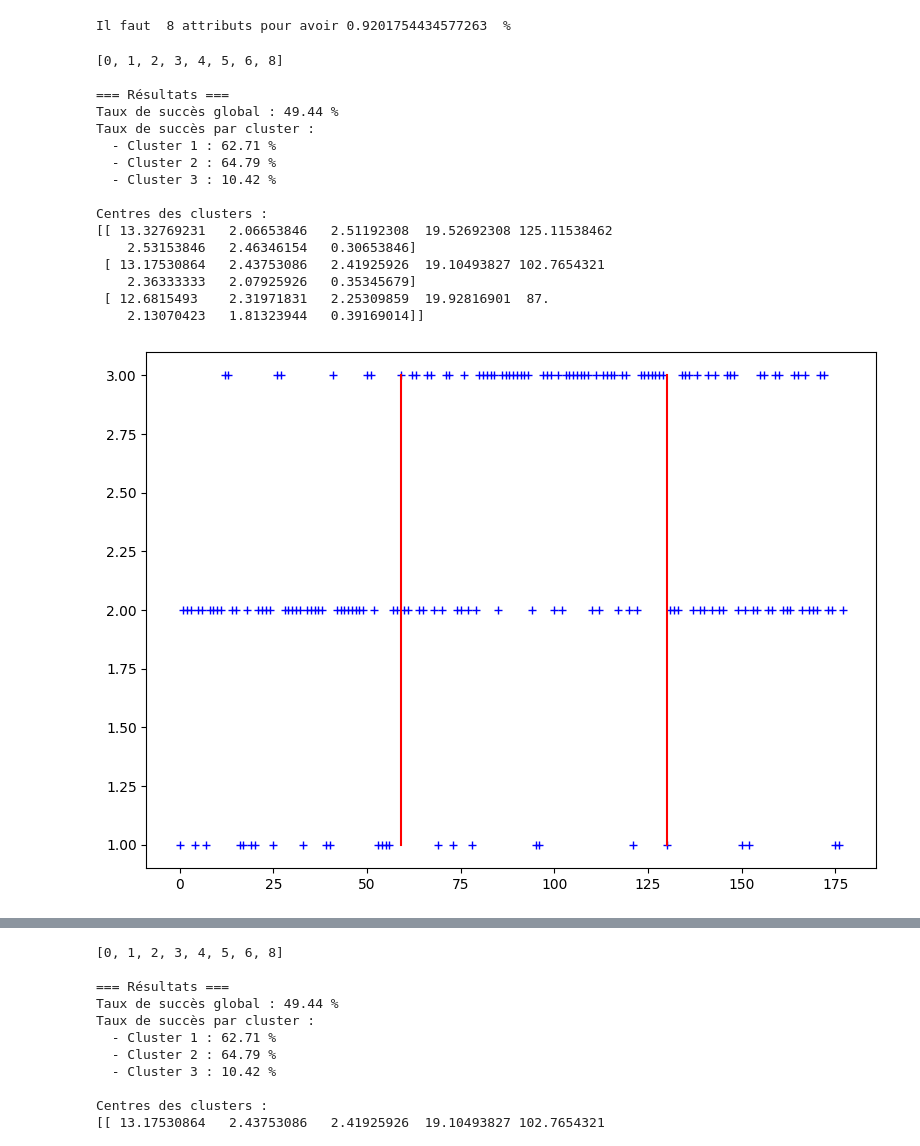
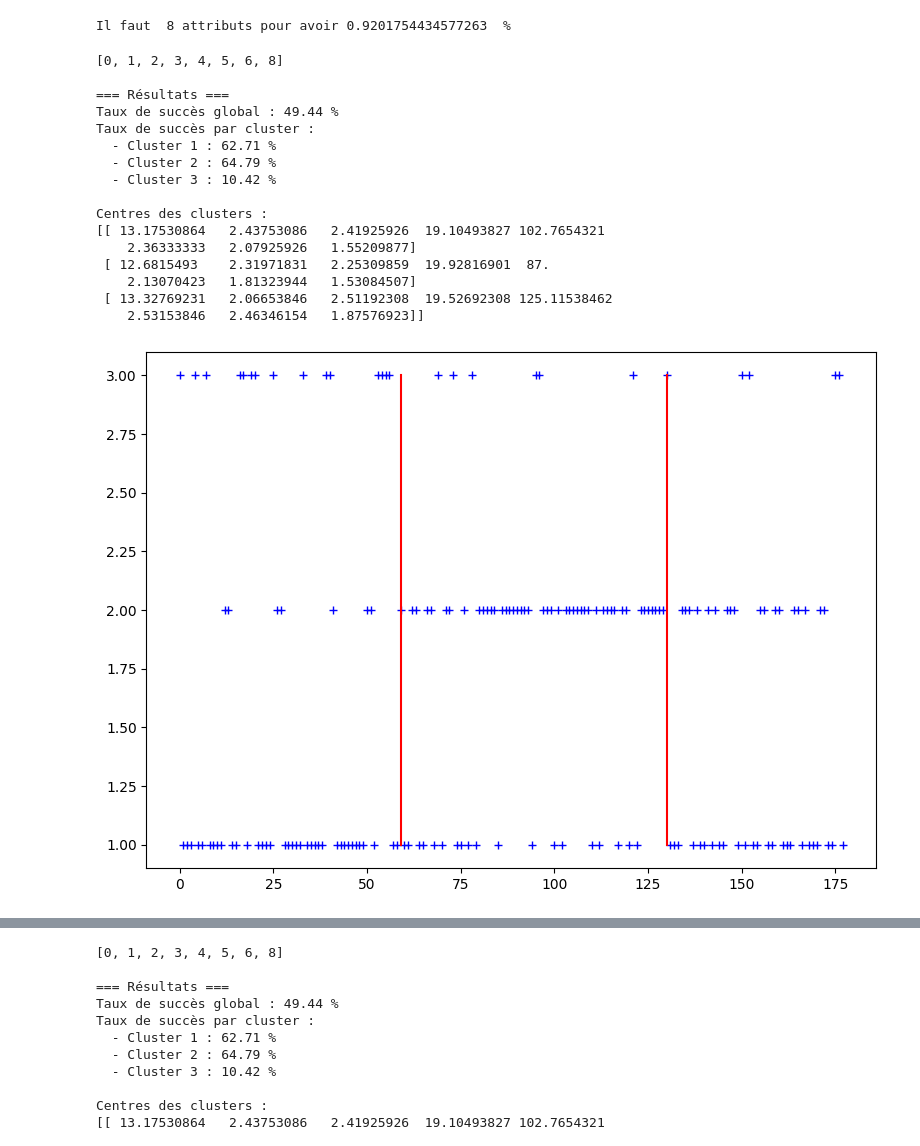
Before and after one commit to netodeabreujoao/projet_traitement_info, a Jupyter notebook: project.ipynb, the cells around one changed output, grey strips where cells are left out. Drawn from its saved outputs; the diff is of its cells as text; code cells hidden in the pictures.

```diff
--- a/project.ipynb
+++ b/project.ipynb
@@ -161,7 +161,7 @@ for i in range(8):
 print(indices)
 
 # Réduction des données
-X_red = X[:, :8]
+X_red = X[:, indices]
 model.fit(X_red)
 
 # Classes existantes
@@ -201,36 +201,36 @@ fig, ax = plt.subplots(figsize=(8, 6))
 
 tab = np.array(labels_pred) + 1  # Numéros de clusters alignés (pour correspondre à 1, 2, 3)
 
 ax.annotate('Classe 1', (30, 0),xytext=(0.8, 0.9))
 
 # Ajout d'un titre global
 #fig.suptitle("Cluster Analysis After ACP using Lloyd algorithm", fontsize=16)
 
 ax.plot(tab, 'b+')
 ax.plot([59, 59], [1, 3], 'r')
 ax.plot([130, 130], [1, 3], 'r')
 
 # Ajustement des marges pour éviter les chevauchements
 fig.tight_layout(rect=[0, 0, 1, 0.95])
 
 # Afficher la figure
 plt.savefig('lloyd.png', dpi=300, bbox_inches='tight')
 plt.show()
 # %% [output]
 [0, 1, 2, 3, 4, 5, 6, 8]
 
 === Résultats ===
 Taux de succès global : 49.44 %
 Taux de succès par cluster :
   - Cluster 1 : 62.71 %
   - Cluster 2 : 64.79 %
   - Cluster 3 : 10.42 %
 
 Centres des clusters :
-[[ 13.32769231   2.06653846   2.51192308  19.52692308 125.11538462
-    2.53153846   2.46346154   0.30653846]
- [ 13.17530864   2.43753086   2.41925926  19.10493827 102.7654321
-    2.36333333   2.07925926   0.35345679]
+[[ 13.17530864   2.43753086   2.41925926  19.10493827 102.7654321
+    2.36333333   2.07925926   1.55209877]
  [ 12.6815493    2.31971831   2.25309859  19.92816901  87.
-    2.13070423   1.81323944   0.39169014]]
+    2.13070423   1.81323944   1.53084507]
+ [ 13.32769231   2.06653846   2.51192308  19.52692308 125.11538462
+    2.53153846   2.46346154   1.87576923]]
-[figure, old version]
+[figure, new version]
```
Also changed, not shown: parts of 5 cells of this notebook, 3 other files.
